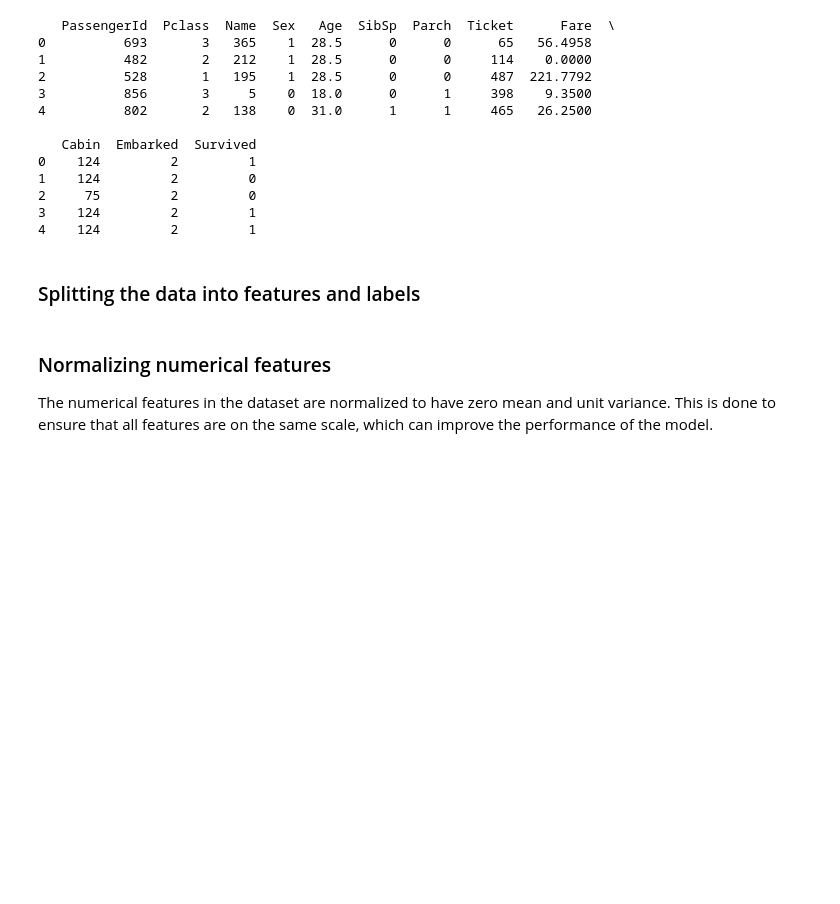
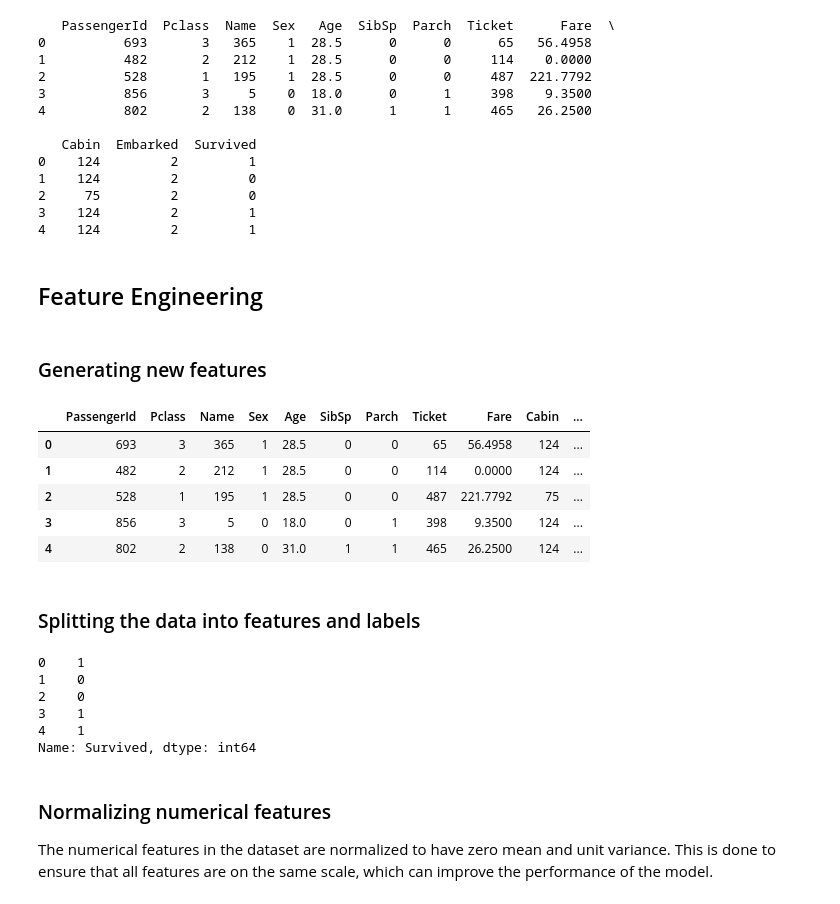
Before and after one commit to AndrewMarfo/titanic, a Jupyter notebook: titanic.ipynb, the cells around one changed output. Drawn from its saved outputs; the diff is of its cells as text; code cells hidden in the pictures; blank space fills up the shorter version.

```diff
--- a/titanic.ipynb
+++ b/titanic.ipynb
@@ -269,6 +269,29 @@ print(tt_data.head())
 2     75         2         0
 3    124         2         1
 4    124         2         1
+# %% [markdown]
+## Feature Engineering
+# %% [markdown]
+### Generating new features
+# %%
+# Generating family size feature
+tt_data["FamilySize"] = tt_data["SibSp"] + tt_data["Parch"] + 1
+# %%
+# Generating isChild feature
+tt_data["isChild"] = np.where(tt_data["Age"] < 18, 1, 0)
+# %%
+# Generating economic status feature by combining Pclass and Fare
+tt_data["EconomicStatus"] = ((4 - tt_data["Pclass"]) * tt_data["Fare"] / tt_data["Fare"].max() * 100 + 1)
+# %%
+# Verifying the new feature
+tt_data.head()
+# %% [output]
+|  | PassengerId | Pclass | Name | Sex | Age | SibSp | Parch | Ticket | Fare | Cabin | ... |
+| 0 | 693 | 3 | 365 | 1 | 28.5 | 0 | 0 | 65 | 56.4958 | 124 | ... |
+| 1 | 482 | 2 | 212 | 1 | 28.5 | 0 | 0 | 114 | 0.0000 | 124 | ... |
+| 2 | 528 | 1 | 195 | 1 | 28.5 | 0 | 0 | 487 | 221.7792 | 75 | ... |
+| 3 | 856 | 3 | 5 | 0 | 18.0 | 0 | 1 | 398 | 9.3500 | 124 | ... |
+| 4 | 802 | 2 | 138 | 0 | 31.0 | 1 | 1 | 465 | 26.2500 | 124 | ... |
 # %% [markdown]
 ### Splitting the data into features and labels
 # %%
@@ -277,3 +303,12 @@ target = tt_data["Survived"]
+# %%
+target.head()
+# %% [output]
+0    1
+1    0
+2    0
+3    1
+4    1
+Name: Survived, dtype: int64
 # %% [markdown]
 ### Normalizing numerical features
 The numerical features in the dataset are normalized to have zero mean and unit variance. This is done to
```
Also changed, not shown: parts of 3 cells of this notebook.
